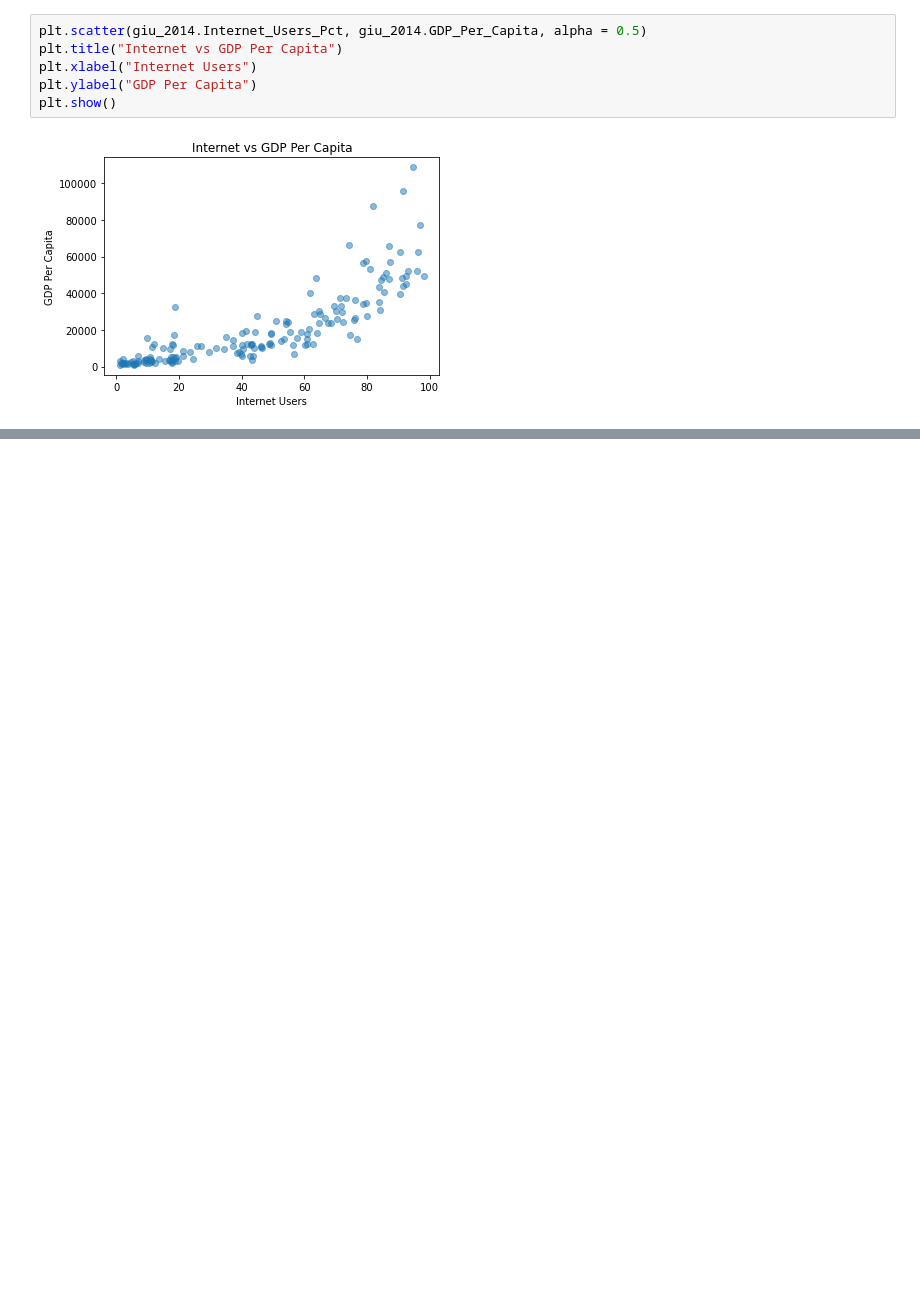
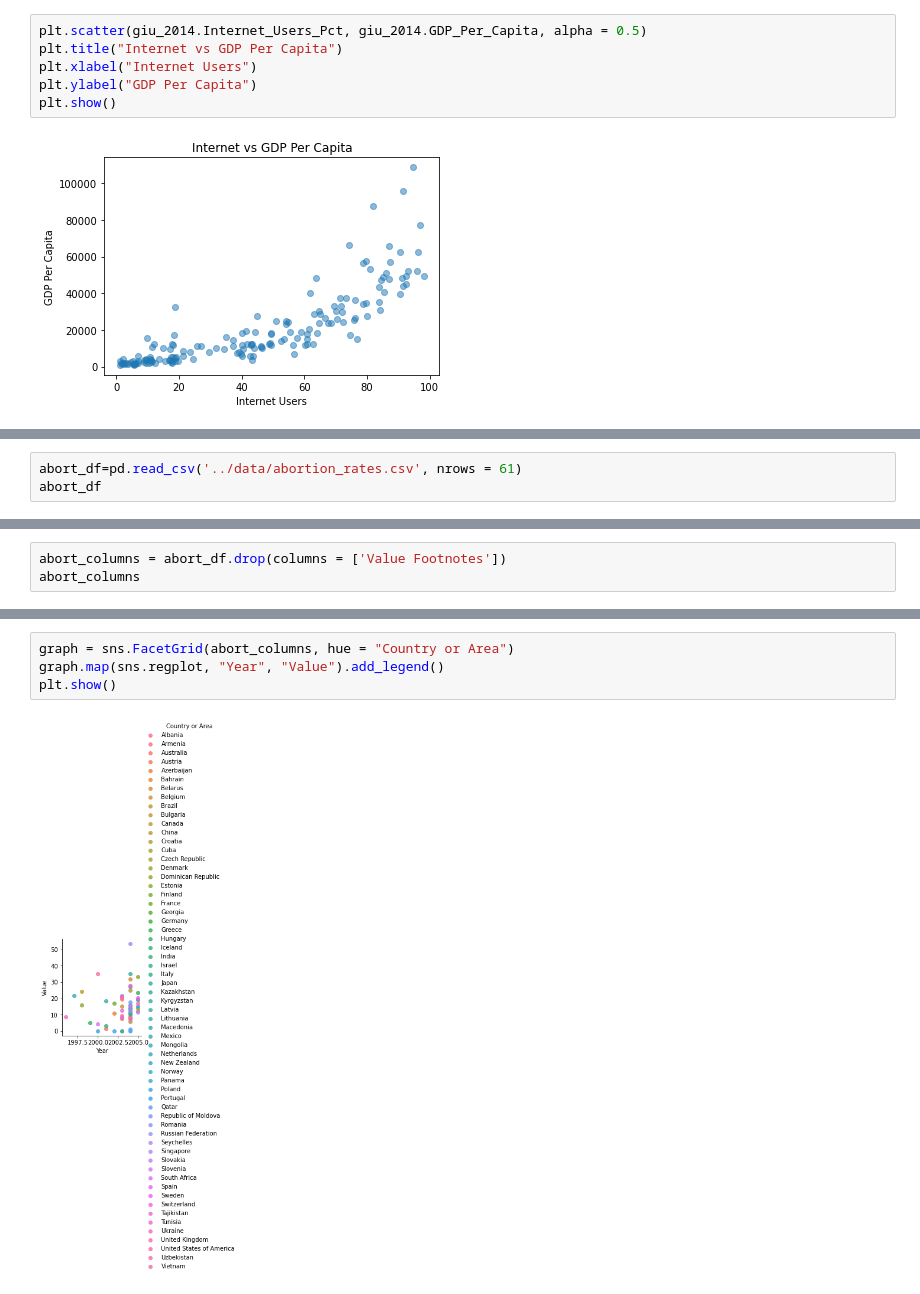
Before and after one commit to MylahKate/gdp-and-internet-usage-MylahKate, a Jupyter notebook: notebooks/gdp_internet_mk.ipynb, the cells around one changed output, grey strips where cells are left out. Drawn from its saved outputs; the diff is of its cells as text; blank space fills up the shorter version.

```diff
--- a/notebooks/gdp_internet_mk.ipynb
+++ b/notebooks/gdp_internet_mk.ipynb
@@ -691,0 +694,3 @@ Is there anything surprising or unusual in any of these plots? Searching on the
+# %%
+abort_df=pd.read_csv('../data/abortion_rates.csv', nrows = 61)
+abort_df
@@ -691,0 +715,3 @@ Is there anything surprising or unusual in any of these plots? Searching on the
+# %%
+abort_columns = abort_df.drop(columns = ['Value Footnotes'])
+abort_columns
@@ -691,0 +748,6 @@ Is there anything surprising or unusual in any of these plots? Searching on the
+# %%
+graph = sns.FacetGrid(abort_columns, hue = "Country or Area")
+graph.map(sns.regplot, "Year", "Value").add_legend()
+plt.show()
+# %% [output]
+[figure, added]
```
Also changed, not shown: parts of 62 cells of this notebook.
